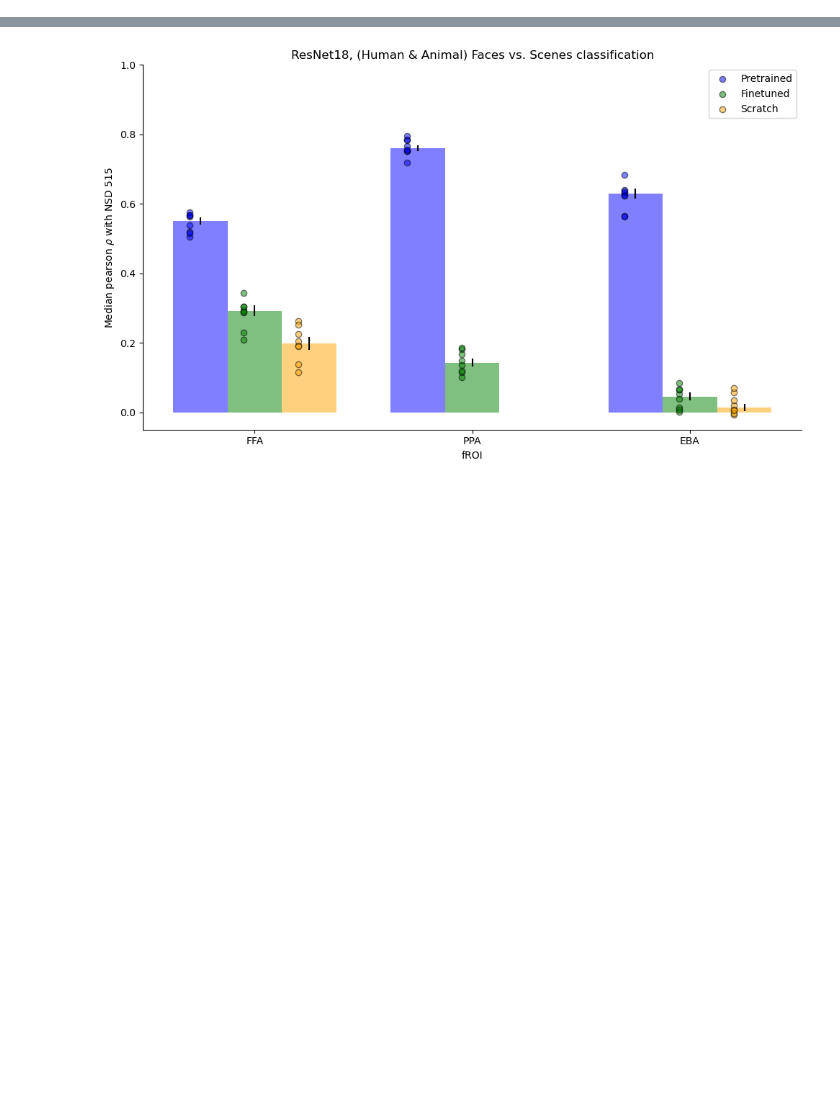
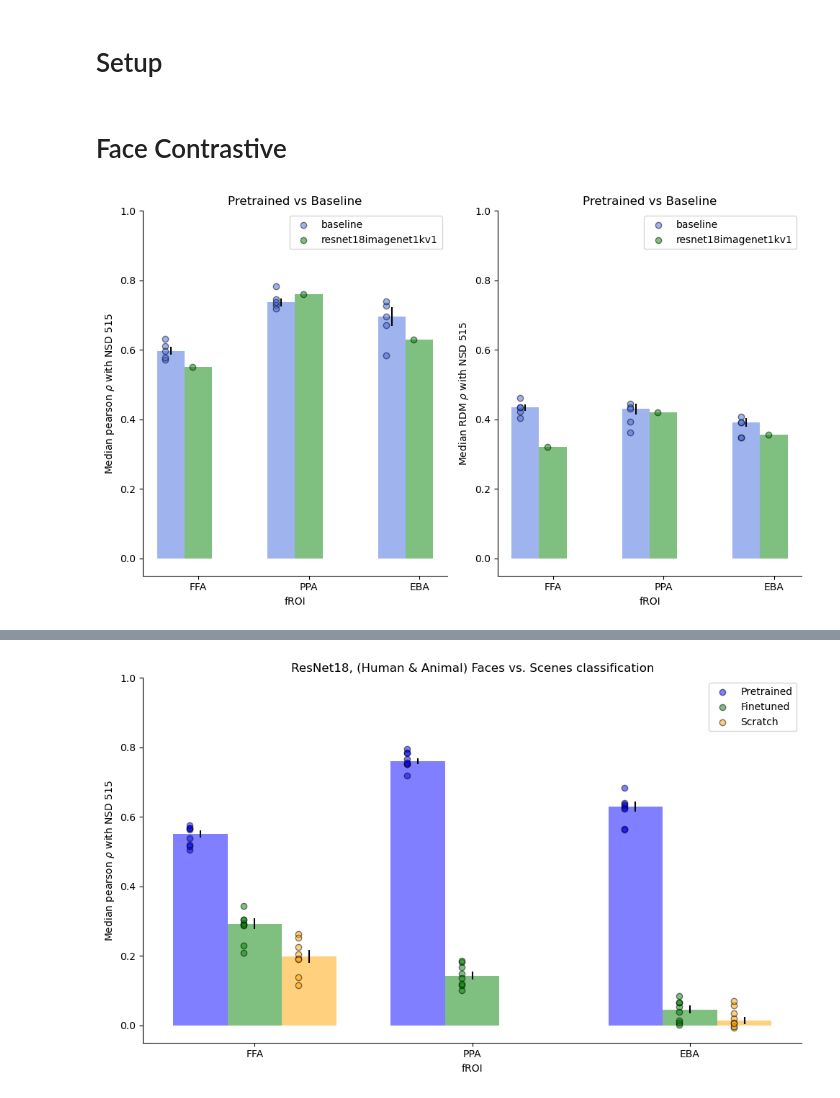
Before and after one commit to murtylab/comparing-category-selectivity, a Jupyter notebook: preprint/plots_evaluation_trained_models.ipynb, the cells around one changed output, grey strips where cells are left out. Drawn from its saved outputs; the diff is of its cells as text; code cells hidden in the pictures; blank space fills up the shorter version.

Commit message:
plotting self trained models

```diff
--- a/preprint/plots_evaluation_trained_models.ipynb
+++ b/preprint/plots_evaluation_trained_models.ipynb
@@ -1,3 +1,5 @@
+# %% [markdown]
+# Setup
 # %%
 import numpy as np
 import pandas as pd
@@ -11,12 +13,14 @@ TRAINED_MODELS_DICT = {
     'rn18_scratch_faceclassification': "/om2/user/alishd/github/comparing-category-selectivity/preprint/trained_models/compcats_face_classification/evaluation/f2c52f72-351f-4a13-9865-209d6edacf56"
 }
 
-model_fmri_frois = [
+MODEL_FMRI_FROIS = [
     ('FFA', 'FFA'),
     ('PPA', 'PPA'),
     ('EBA', 'EBA'),
 ]
-model_localizer = 'grillspector'
-tthreshold = 7
+MODEL_LOCALIZER = 'grillspector'
+TTHRESHOLD = 7
+
+COLORS = ['royalblue', 'green', 'orange', 'pink', 'brown']
 
 pretrained_results_csv = pd.read_csv(PRETRAINED_MODELS_RESULTS_CSV)
@@ -22,0 +164,20 @@ pretrained_results_csv = pd.read_csv(PRETRAINED_MODELS_RESULTS_CSV)
+# %% [markdown]
+# Face Contrastive
+# %%
+COMPARISON_PRETRAINED_BASELINE = {
+    'baseline': [
+        '/om2/user/alishd/github/comparing-category-selectivity/preprint/trained_models/compcats_baseline/evaluation/07b23b77-d466-4742-b831-1298411e7288',
+        '/om2/user/alishd/github/comparing-category-selectivity/preprint/trained_models/compcats_baseline/evaluation/3f108f6e-5475-49b0-9879-d1865e2110dc',
+        '/om2/user/alishd/github/comparing-category-selectivity/preprint/trained_models/compcats_baseline/evaluation/45f6d793-4f37-4312-aa26-9fc6d1bb99a8',
+        '/om2/user/alishd/github/comparing-category-selectivity/preprint/trained_models/compcats_baseline/evaluation/6bb52e1e-6ceb-457a-a622-d92572c430b5',
+        '/om2/user/alishd/github/comparing-category-selectivity/preprint/trained_models/compcats_baseline/evaluation/7973cdaa-988f-45f8-9cdf-54b38845004e',
+    ],
+    'pretrained_resnet18imagenet1kv1': PRETRAINED_MODELS_RESULTS_CSV,
+}
+plot_groupwise_comparison(
+    COMPARISON_PRETRAINED_BASELINE,
+    'Pretrained vs Baseline',
+    median_subjects=True
+)
+# %% [output]
+[figure, added]
```
Also changed, not shown: parts of 10 cells of this notebook.
